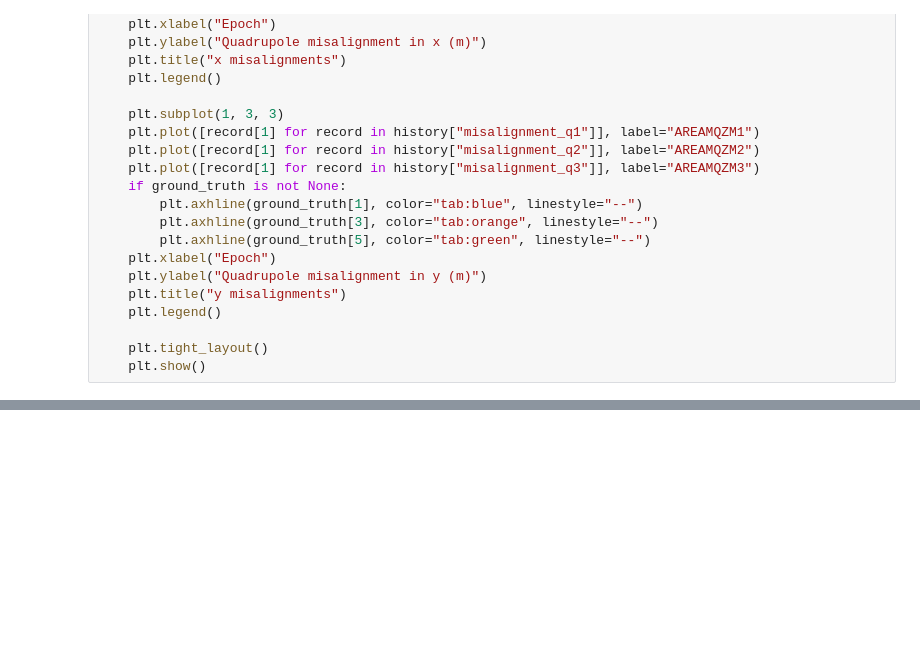
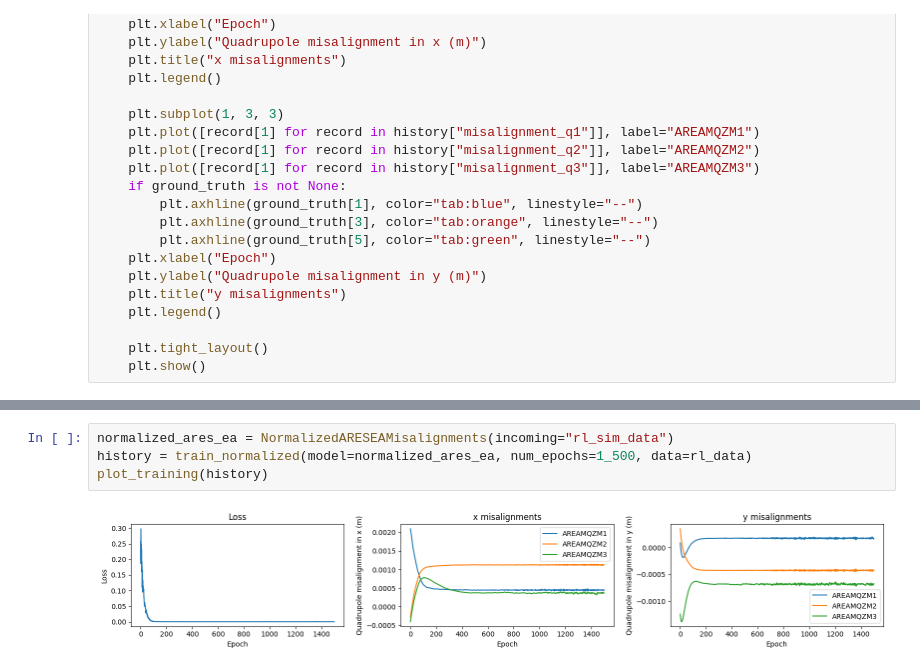
Before and after one commit to desy-ml/cheetah-demos, a Jupyter notebook: system_identification/misalignments.ipynb, the cells around one changed output, grey strips where cells are left out. Cells and saved outputs as stored; diff of their text form; blank space fills up the shorter version.

```diff
--- a/system_identification/misalignments.ipynb
+++ b/system_identification/misalignments.ipynb
@@ -229,0 +262,6 @@ plot_training(history)
+# %%
+normalized_ares_ea = NormalizedARESEAMisalignments(incoming="rl_sim_data")
+history = train_normalized(model=normalized_ares_ea, num_epochs=1_500, data=rl_data)
+plot_training(history)
+# %% [output]
+[figure, added]
```
Also changed, not shown: parts of 11 cells of this notebook.
